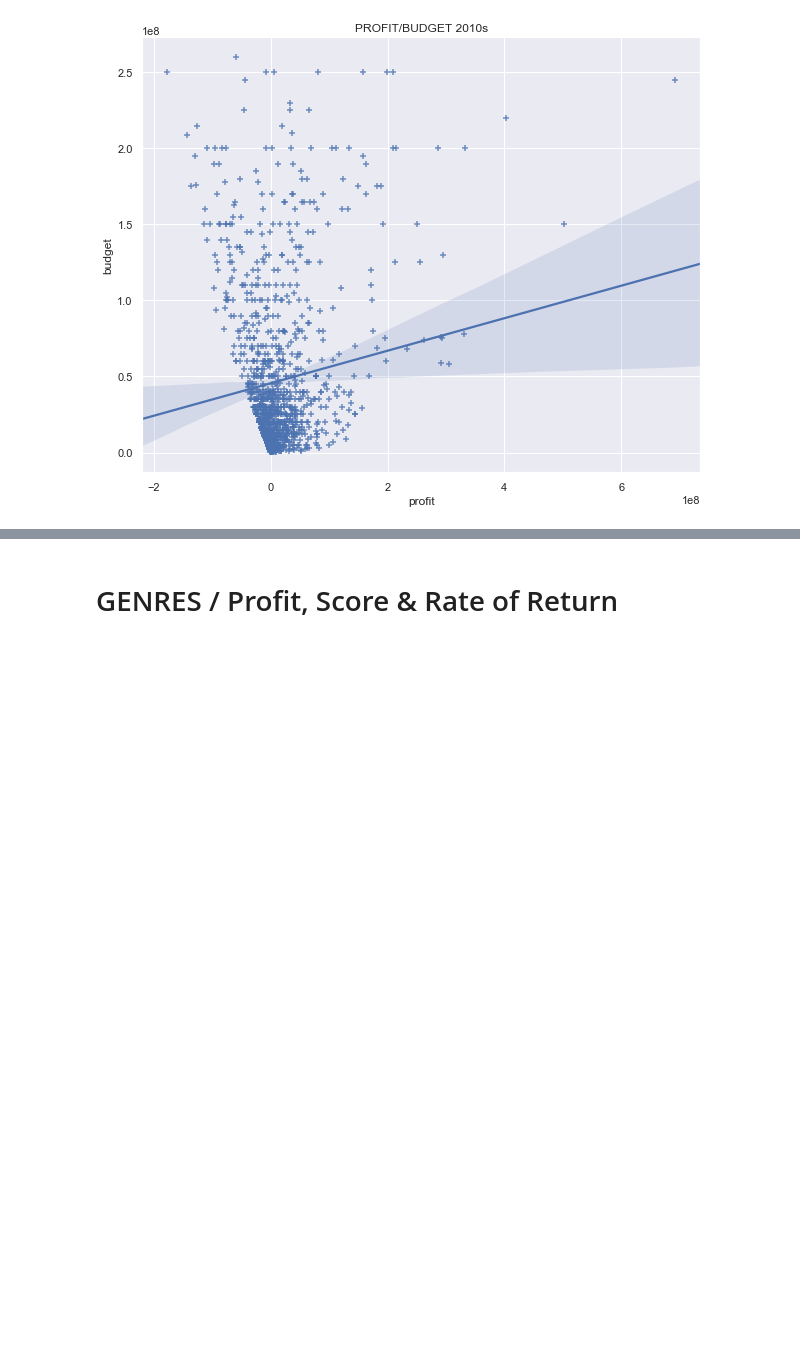
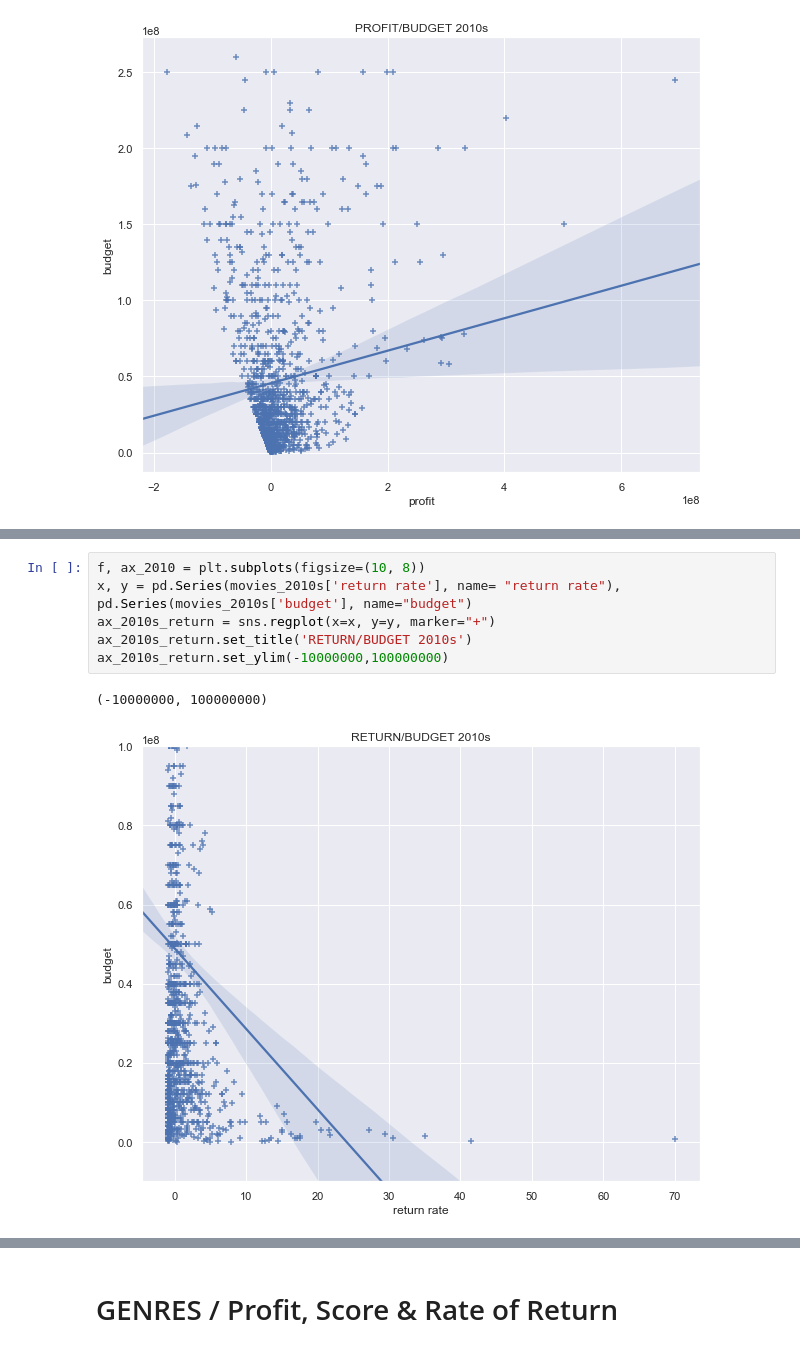
Before and after one commit to adrientalbot/your-own-project, a Jupyter notebook: data/Movies analysis.ipynb, the cells around one changed output, grey strips where cells are left out. Drawn from its saved outputs; the diff is of its cells as text; blank space fills up the shorter version.

```diff
--- a/data/Movies analysis.ipynb
+++ b/data/Movies analysis.ipynb
@@ -266,0 +300,9 @@ Text(0.5, 1.0, 'PROFIT/BUDGET 2010s')
+# %%
+f, ax_2010 = plt.subplots(figsize=(10, 8))
+x, y = pd.Series(movies_2010s['return rate'], name= "return rate"), pd.Series(movies_2010s['budget'], name="budget")
+ax_2010s_return = sns.regplot(x=x, y=y, marker="+")
+ax_2010s_return.set_title('RETURN/BUDGET 2010s')
+ax_2010s_return.set_ylim(-10000000,100000000)
+# %% [output]
+(-10000000, 100000000)
+[figure, added]
```
Also changed, not shown: parts of 37 cells of this notebook.
